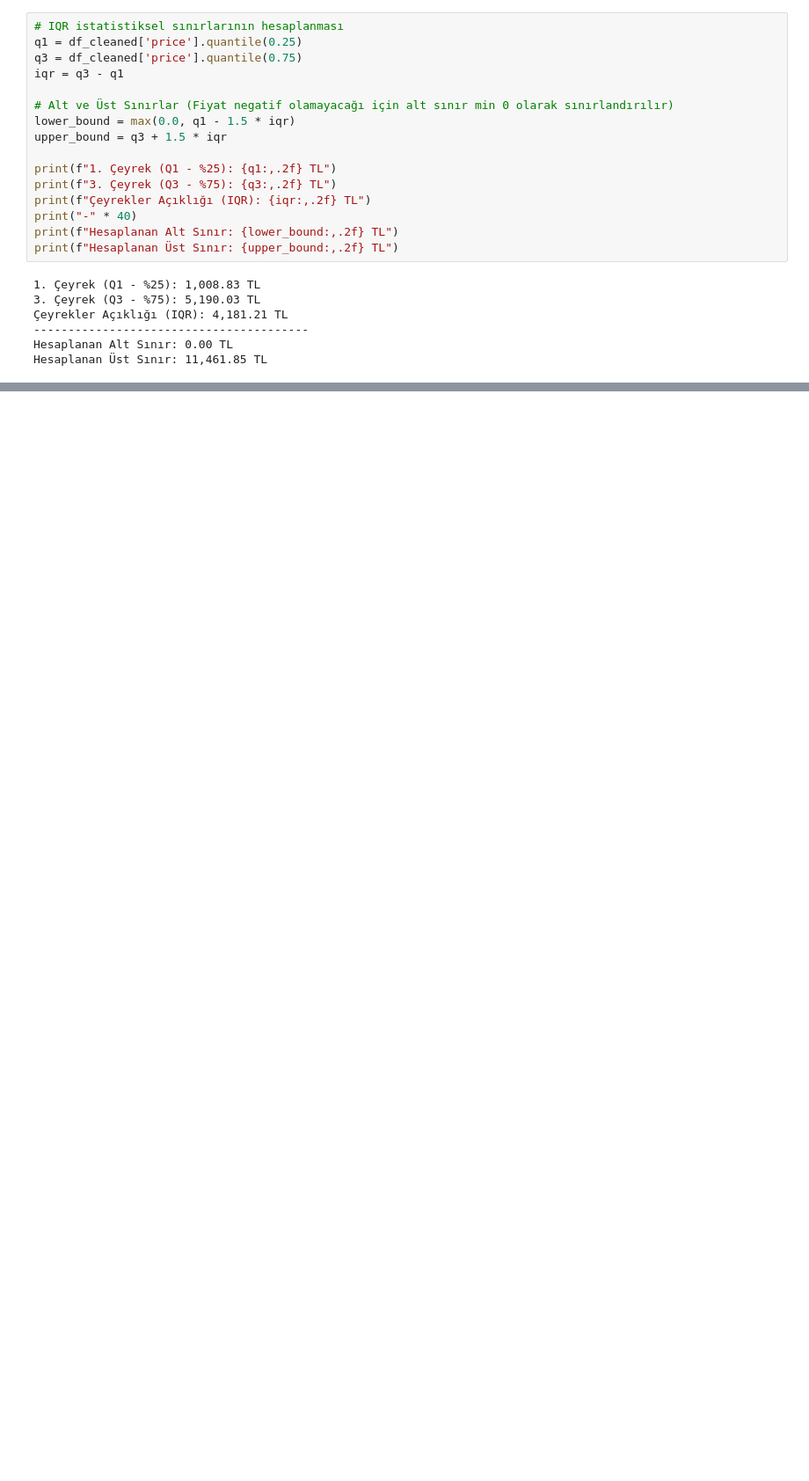
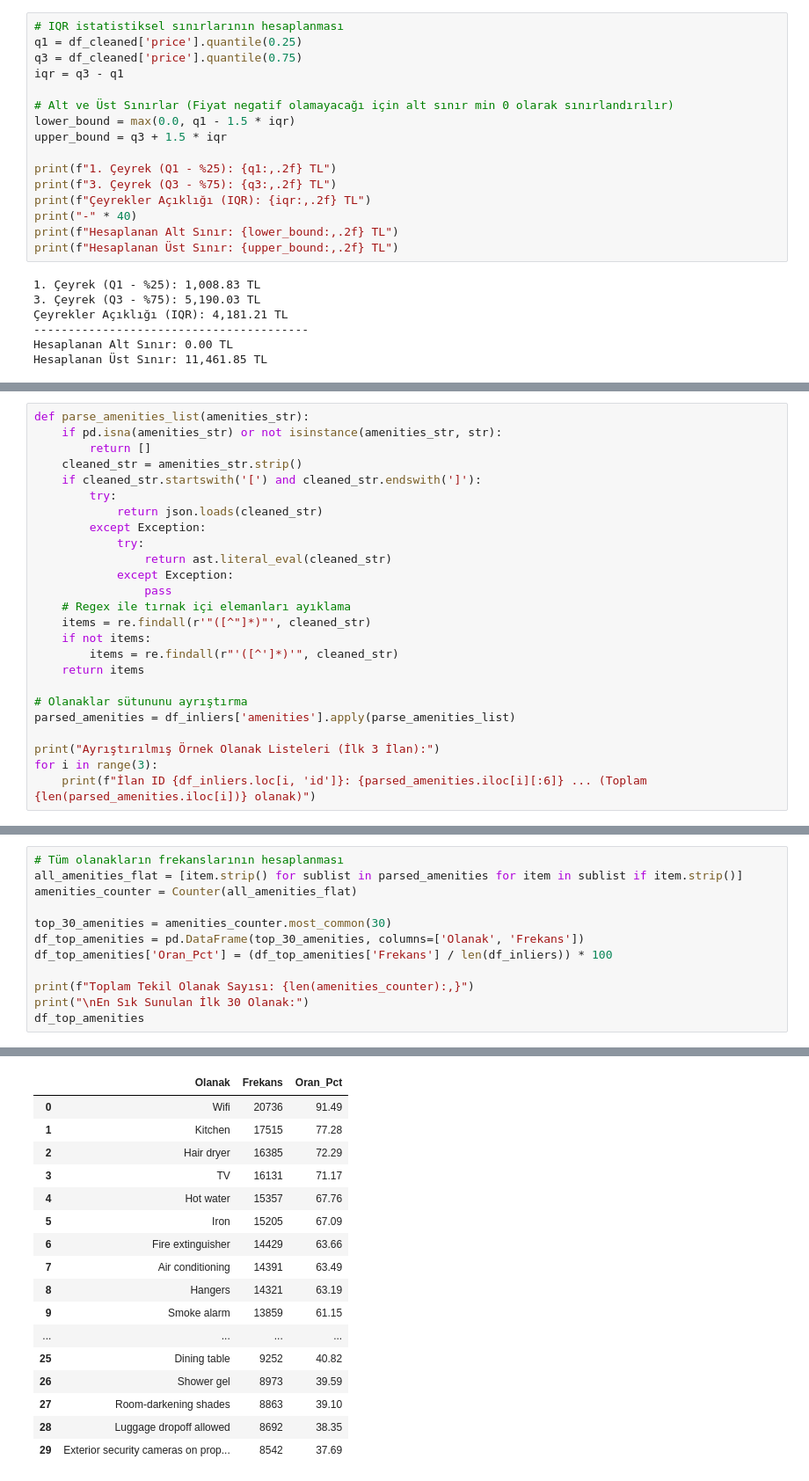
Before and after one commit to eminenazduran/SmartStay-AI, a Jupyter notebook: data_science/notebooks/01_eda_and_cleaning.ipynb, the cells around one changed output, grey strips where cells are left out. Shown at 88% size. Cells and saved outputs as stored; diff of their text form; blank space fills up the shorter version.

```diff
--- a/data_science/notebooks/01_eda_and_cleaning.ipynb
+++ b/data_science/notebooks/01_eda_and_cleaning.ipynb
@@ -461,0 +447,25 @@ plt.show()
+# %%
+def parse_amenities_list(amenities_str):
+    if pd.isna(amenities_str) or not isinstance(amenities_str, str):
+        return []
+    cleaned_str = amenities_str.strip()
+    if cleaned_str.startswith('[') and cleaned_str.endswith(']'):
+        try:
+            return json.loads(cleaned_str)
+        except Exception:
+            try:
+                return ast.literal_eval(cleaned_str)
+            except Exception:
+                pass
+    # Regex ile tırnak içi elemanları ayıklama
+    items = re.findall(r'"([^"]*)"', cleaned_str)
+    if not items:
+        items = re.findall(r"'([^']*)'", cleaned_str)
+    return items
+
+# Olanaklar sütununu ayrıştırma
+parsed_amenities = df_inliers['amenities'].apply(parse_amenities_list)
+
+print("Ayrıştırılmış Örnek Olanak Listeleri (İlk 3 İlan):")
+for i in range(3):
+    print(f"İlan ID {df_inliers.loc[i, 'id']}: {parsed_amenities.iloc[i][:6]} ... (Toplam {len(parsed_amenities.iloc[i])} olanak)")
@@ -461,0 +481,13 @@ plt.show()
+# %%
+# Tüm olanakların frekanslarının hesaplanması
+all_amenities_flat = [item.strip() for sublist in parsed_amenities for item in sublist if item.strip()]
+amenities_counter = Counter(all_amenities_flat)
+
+top_30_amenities = amenities_counter.most_common(30)
+df_top_amenities = pd.DataFrame(top_30_amenities, columns=['Olanak', 'Frekans'])
+df_top_amenities['Oran_Pct'] = (df_top_amenities['Frekans'] / len(df_inliers)) * 100
+
+print(f"Toplam Tekil Olanak Sayısı: {len(amenities_counter):,}")
+print("\nEn Sık Sunulan İlk 30 Olanak:")
+df_top_amenities
+# %% [output]
@@ -461,0 +497,17 @@ plt.show()
+|  | Olanak | Frekans | Oran_Pct |
+| 0 | Wifi | 20736 | 91.49 |
+| 1 | Kitchen | 17515 | 77.28 |
+| 2 | Hair dryer | 16385 | 72.29 |
+| 3 | TV | 16131 | 71.17 |
+| 4 | Hot water | 15357 | 67.76 |
+| 5 | Iron | 15205 | 67.09 |
+| 6 | Fire extinguisher | 14429 | 63.66 |
+| 7 | Air conditioning | 14391 | 63.49 |
+| 8 | Hangers | 14321 | 63.19 |
+| 9 | Smoke alarm | 13859 | 61.15 |
+| ... | ... | ... | ... |
+| 25 | Dining table | 9252 | 40.82 |
+| 26 | Shower gel | 8973 | 39.59 |
+| 27 | Room-darkening shades | 8863 | 39.10 |
+| 28 | Luggage dropoff allowed | 8692 | 38.35 |
+| 29 | Exterior security cameras on prop... | 8542 | 37.69 |
```
Also changed, not shown: parts of 26 cells of this notebook.
